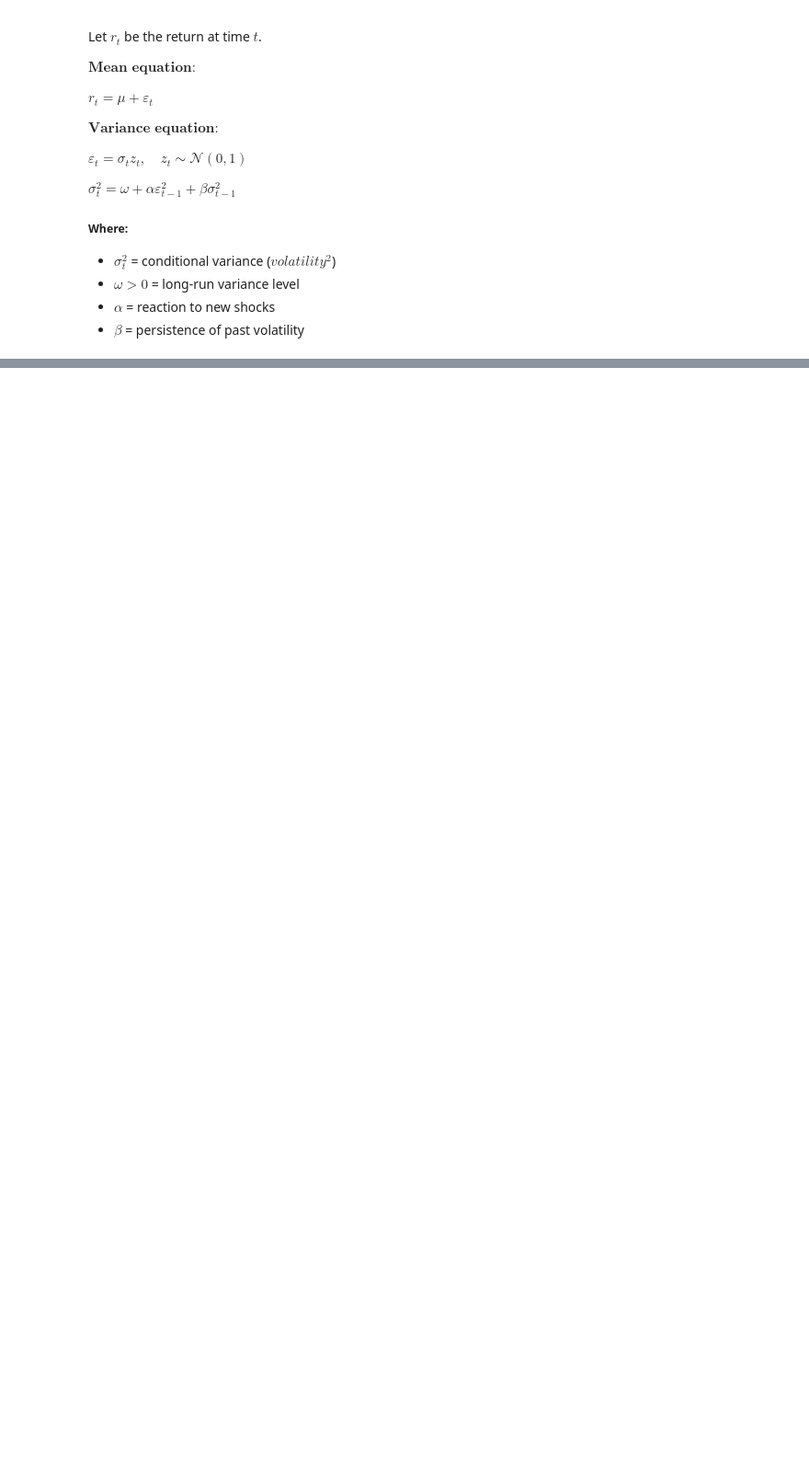
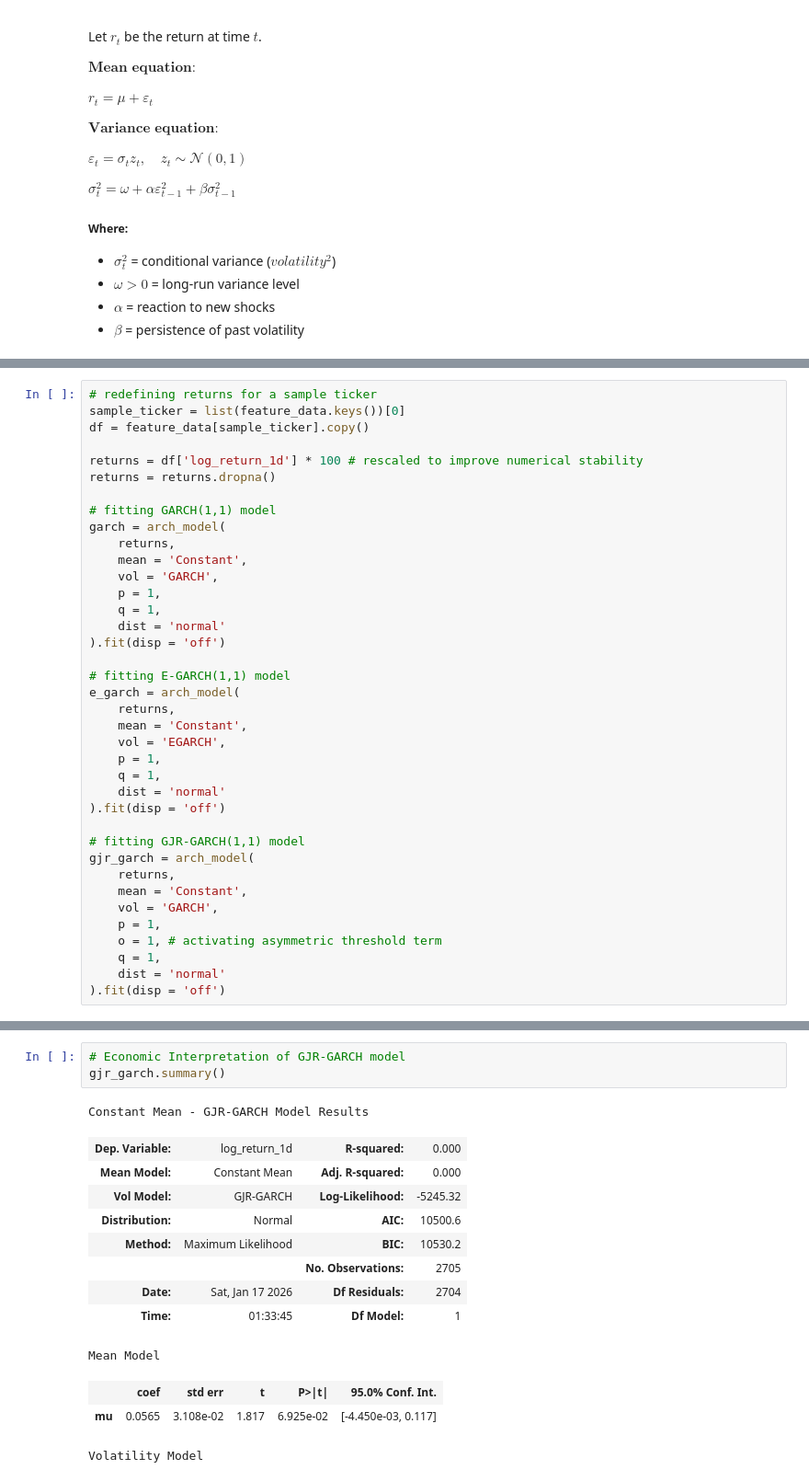
Before and after one commit to gorkemyencak/stock-volatility-time-series-analysis, a Jupyter notebook: main.ipynb, the cells around one changed output, grey strips where cells are left out. Shown at 92% size. Drawn from its saved outputs; the diff is of its cells as text; blank space fills up the shorter version.

```diff
--- a/main.ipynb
+++ b/main.ipynb
@@ -942,0 +1006,38 @@ Volatility Persistence: 0.9723
+# %%
+# redefining returns for a sample ticker
+sample_ticker = list(feature_data.keys())[0]
+df = feature_data[sample_ticker].copy()
+
+returns = df['log_return_1d'] * 100 # rescaled to improve numerical stability
+returns = returns.dropna()
+
+# fitting GARCH(1,1) model
+garch = arch_model(
+    returns,
+    mean = 'Constant',
+    vol = 'GARCH',
+    p = 1,
+    q = 1,
+    dist = 'normal'
+).fit(disp = 'off')
+
+# fitting E-GARCH(1,1) model
+e_garch = arch_model(
+    returns,
+    mean = 'Constant',
+    vol = 'EGARCH',
+    p = 1,
+    q = 1,
+    dist = 'normal'
+).fit(disp = 'off')
+
+# fitting GJR-GARCH(1,1) model
+gjr_garch = arch_model(
+    returns,
+    mean = 'Constant',
+    vol = 'GARCH',
+    p = 1,
+    o = 1, # activating asymmetric threshold term
+    q = 1,
+    dist = 'normal'
+).fit(disp = 'off')
@@ -942,0 +1099,17 @@ Volatility Persistence: 0.9723
+# %%
+# Economic Interpretation of GJR-GARCH model
+gjr_garch.summary()
+# %% [output]
+Constant Mean - GJR-GARCH Model Results
+| Dep. Variable: | log_return_1d | R-squared: | 0.000 |
+| Mean Model: | Constant Mean | Adj. R-squared: | 0.000 |
+| Vol Model: | GJR-GARCH | Log-Likelihood: | -5245.32 |
+| Distribution: | Normal | AIC: | 10500.6 |
+| Method: | Maximum Likelihood | BIC: | 10530.2 |
+|  |  | No. Observations: | 2705 |
+| Date: | Sat, Jan 17 2026 | Df Residuals: | 2704 |
+| Time: | 01:33:45 | Df Model: | 1 |
+Mean Model
+|  | coef | std err | t | P>|t| | 95.0% Conf. Int. |
+| mu | 0.0565 | 3.108e-02 | 1.817 | 6.925e-02 | [-4.450e-03, 0.117] |
+Volatility Model
```
Also changed, not shown: parts of 11 cells of this notebook.
